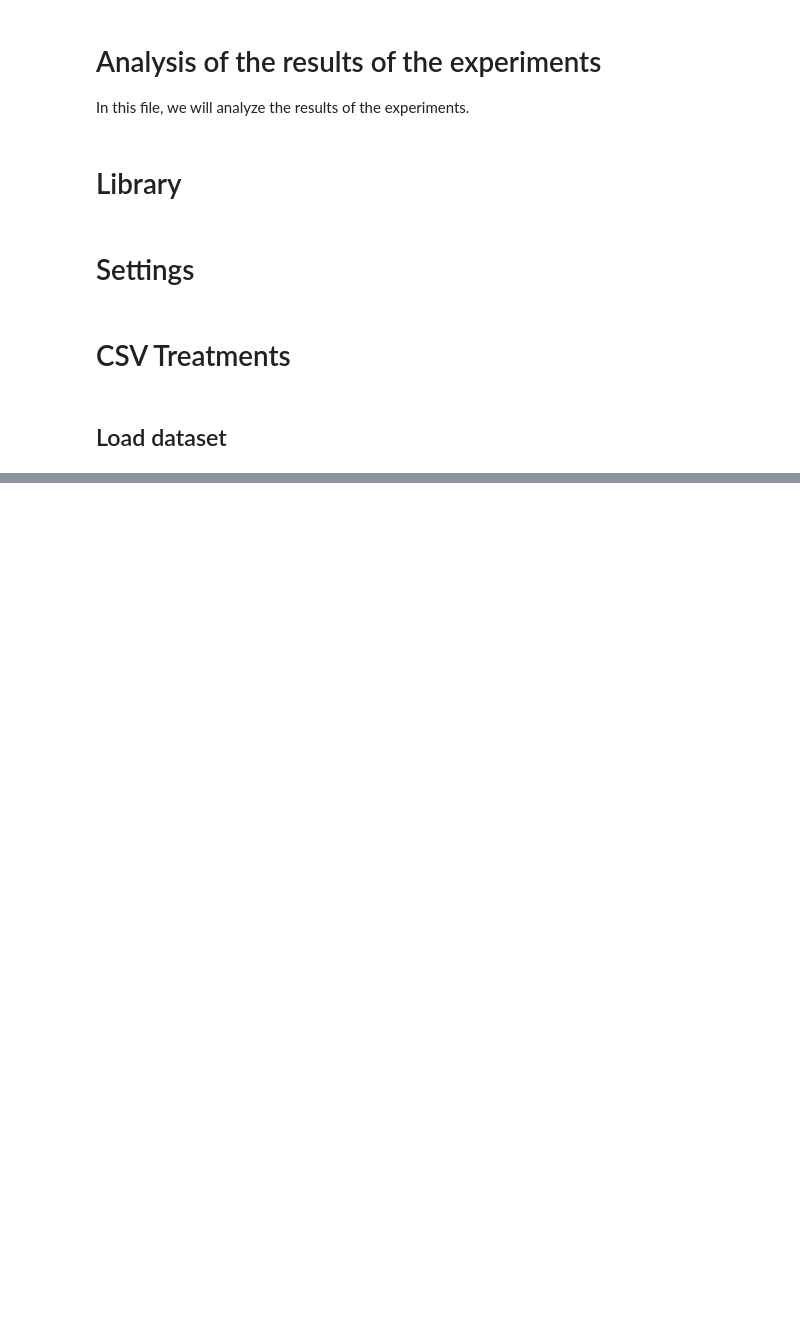
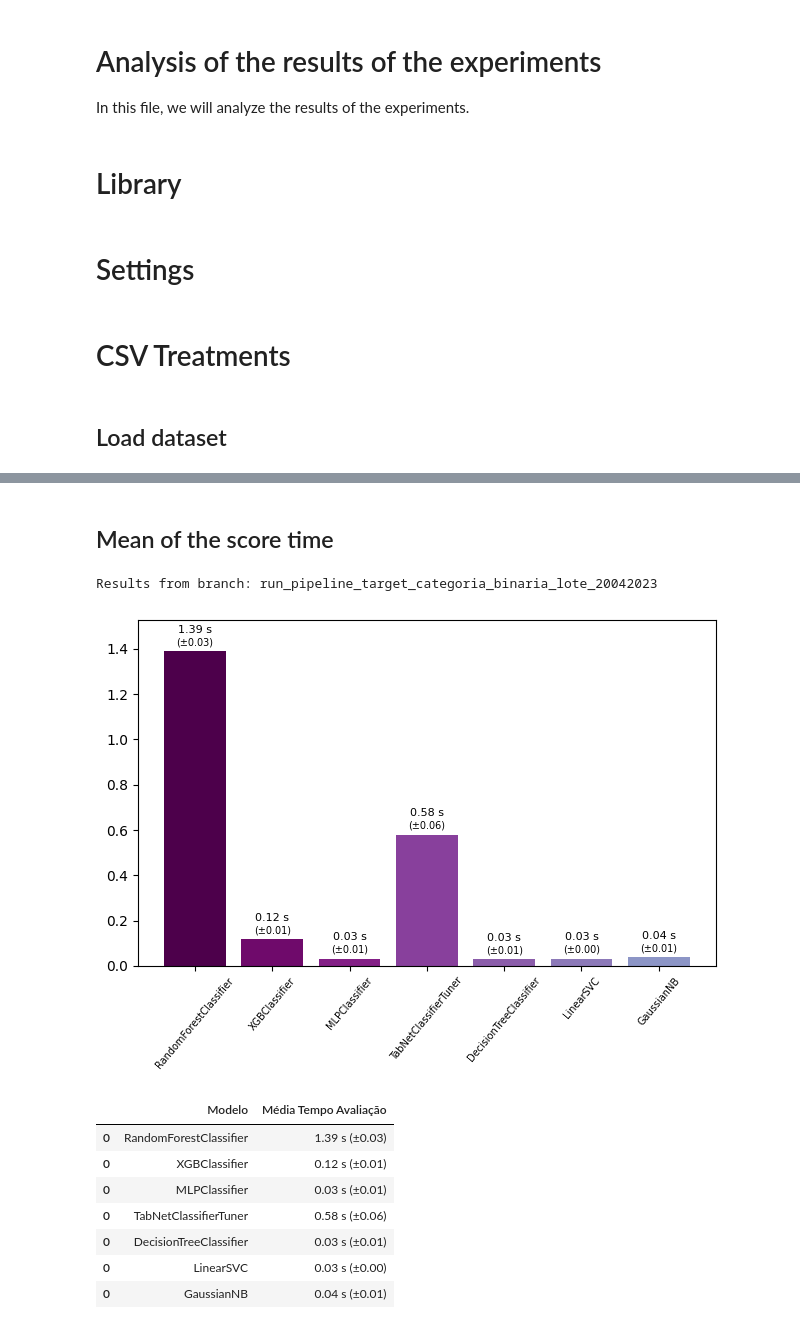
Before and after one commit to rafamarquesi/precoce-ms-classification, a Jupyter notebook: analysis_results_experiments.ipynb, the cells around one changed output, grey strips where cells are left out. Saved outputs shown, nothing was run; the diff lists cells and outputs as text; code cells hidden in the pictures; blank space fills up the shorter version.

```diff
--- a/analysis_results_experiments.ipynb
+++ b/analysis_results_experiments.ipynb
@@ -548,0 +415,52 @@ reports.simulate_recursive_feature_elimination_with_cv(
+# %% [markdown]
+## Mean of the score time
+# %%
+for key, df in cv_results_dict.items():
+    best_models_information_df = pd.DataFrame()
+    print('Results from branch: {}'.format(key))
+
+    x = list()
+    y = list()
+    std_test_score = list()
+
+    for estimator in df['param_classifier__estimator'].unique():
+        best_models_information_df = pd.concat([best_models_information_df, pd.DataFrame.from_records(
+                        [
+                            {
+                                'Modelo': estimator[0:estimator.find('(')],
+                                'Média Tempo Avaliação': '{:.2f} s (±{:.2f})'.format(df[df['param_classifier__estimator']==estimator][0:1]['mean_score_time'].values[0], df[df['param_classifier__estimator']==estimator][0:1]['std_score_time'].values[0])
+                            }
+                        ])])
+
+        x.append(estimator[0:estimator.find('(')])
+        y.append(df[df['param_classifier__estimator']==estimator][0:1]['mean_score_time'].values[0])
+        std_test_score.append(df[df['param_classifier__estimator']==estimator][0:1]['std_score_time'].values[0])
+
+    colors = plt.cm.BuPu(np.linspace(1, 0.5, len(x)))
+
+    a = plt.bar(x, y, color=colors)
+
+    plt.bar_label(a, fmt='%.2f s', padding=12, fontsize=8)
+    plt.bar_label(a, labels=['(±%.2f)' % std for std in std_test_score], padding=3, fontsize=7)
+
+    plt.ylim(0, y[np.argmax(y)]+(y[np.argmax(y)]*0.1))
+    plt.xticks(rotation=50, fontsize=7)
+    plt.tight_layout()
+    # plt.legend()
+    plt.show()
+    plt.close()
+
+    displayhook(best_models_information_df)
+
+    print('\n')
+# %% [output]
+Results from branch: run_pipeline_target_categoria_binaria_lote_20042023
+[figure, added]
+|  | Modelo | Média Tempo Avaliação |
+| 0 | RandomForestClassifier | 1.39 s (±0.03) |
+| 0 | XGBClassifier | 0.12 s (±0.01) |
+| 0 | MLPClassifier | 0.03 s (±0.01) |
+| 0 | TabNetClassifierTuner | 0.58 s (±0.06) |
+| 0 | DecisionTreeClassifier | 0.03 s (±0.01) |
+| 0 | LinearSVC | 0.03 s (±0.00) |
+| 0 | GaussianNB | 0.04 s (±0.01) |
```
Also changed, not shown: parts of 101 cells of this notebook.
